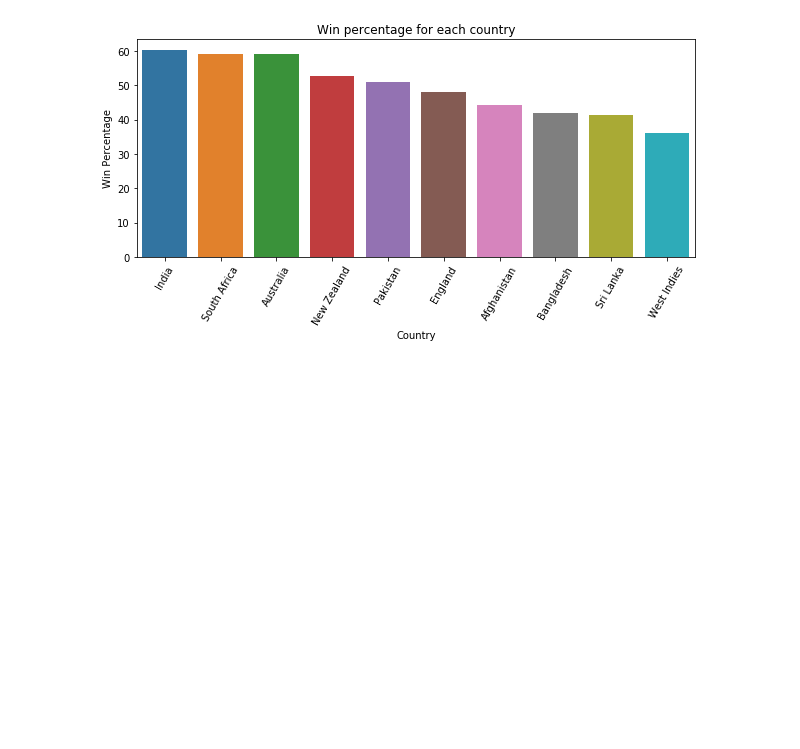
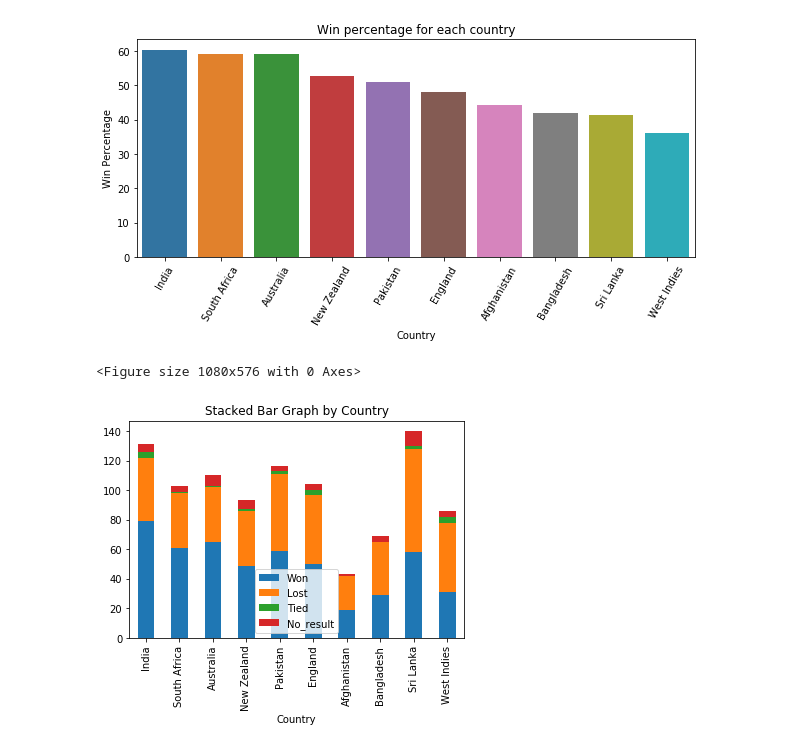
Before and after one commit to singhmanishh/WorldCup2019_Prediction, a Jupyter notebook: DataExploration.ipynb, the cells around one changed output. Drawn from its saved outputs; the diff is of its cells as text; code cells hidden in the pictures; blank space fills up the shorter version.

```diff
--- a/DataExploration.ipynb
+++ b/DataExploration.ipynb
@@ -194,3 +194,16 @@ plt.xticks(rotation = 60)
 # %% [output]
 (array([0, 1, 2, 3, 4, 5, 6, 7, 8, 9]), <a list of 10 Text xticklabel objects>)
 [figure]
+# %%
+output_subset_1 = output_2011[['Country','Won','Lost','Tied','No_result']]
+# %%
+plt_2 =plt.figure(figsize=(15,8))
+output_subset_1.plot(x='Country', kind='bar', stacked=True,
+        title='Stacked Bar Graph by Country')
+#plt.xlabel("Country")
+#plt.ylabel("No. of Matches")
+#plt.xticks(rotation = 60)
+plt.show()
+# %% [output]
+<Figure size 1080x576 with 0 Axes>
+[figure, added]
```
Also changed, not shown: parts of 3 cells of this notebook.
